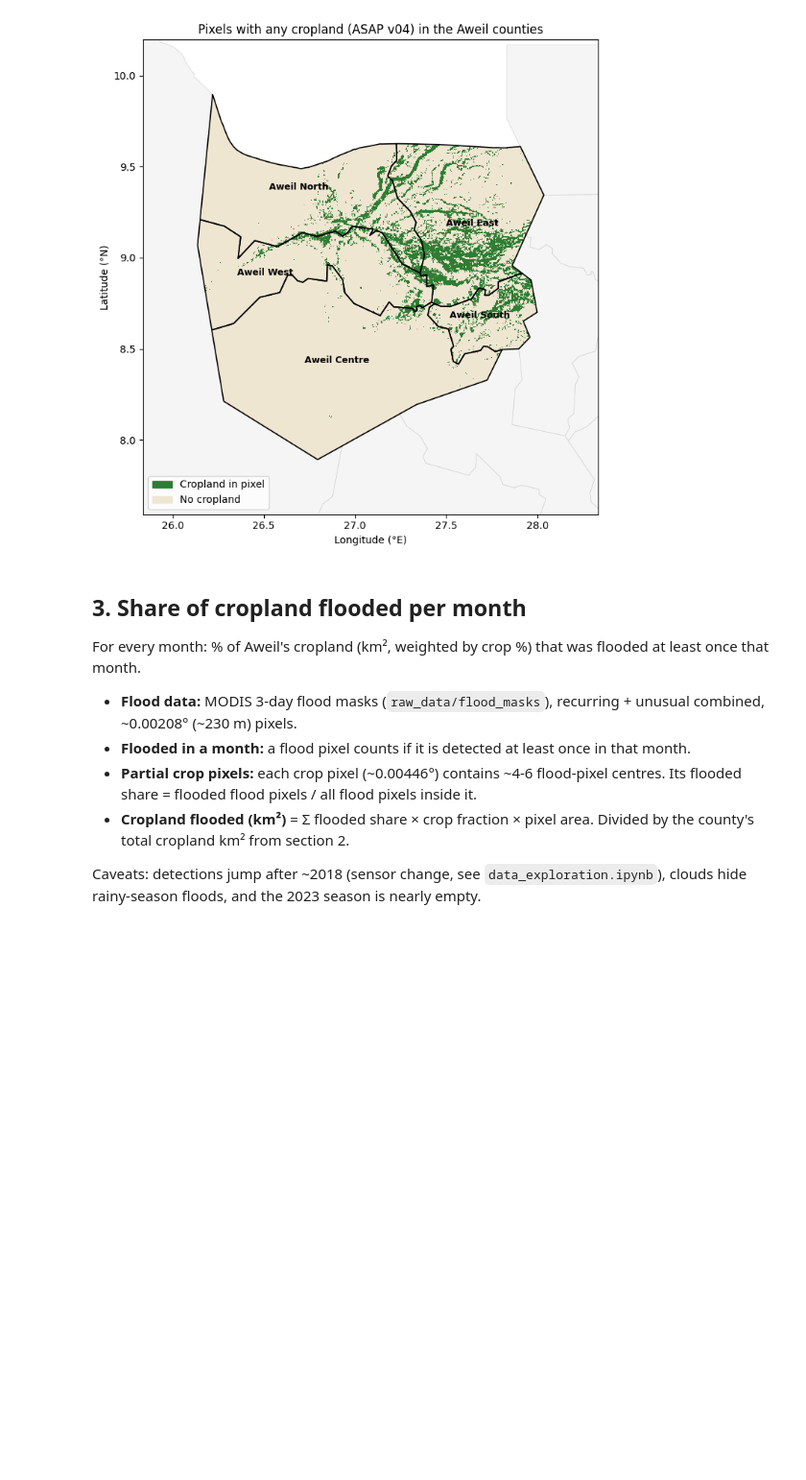
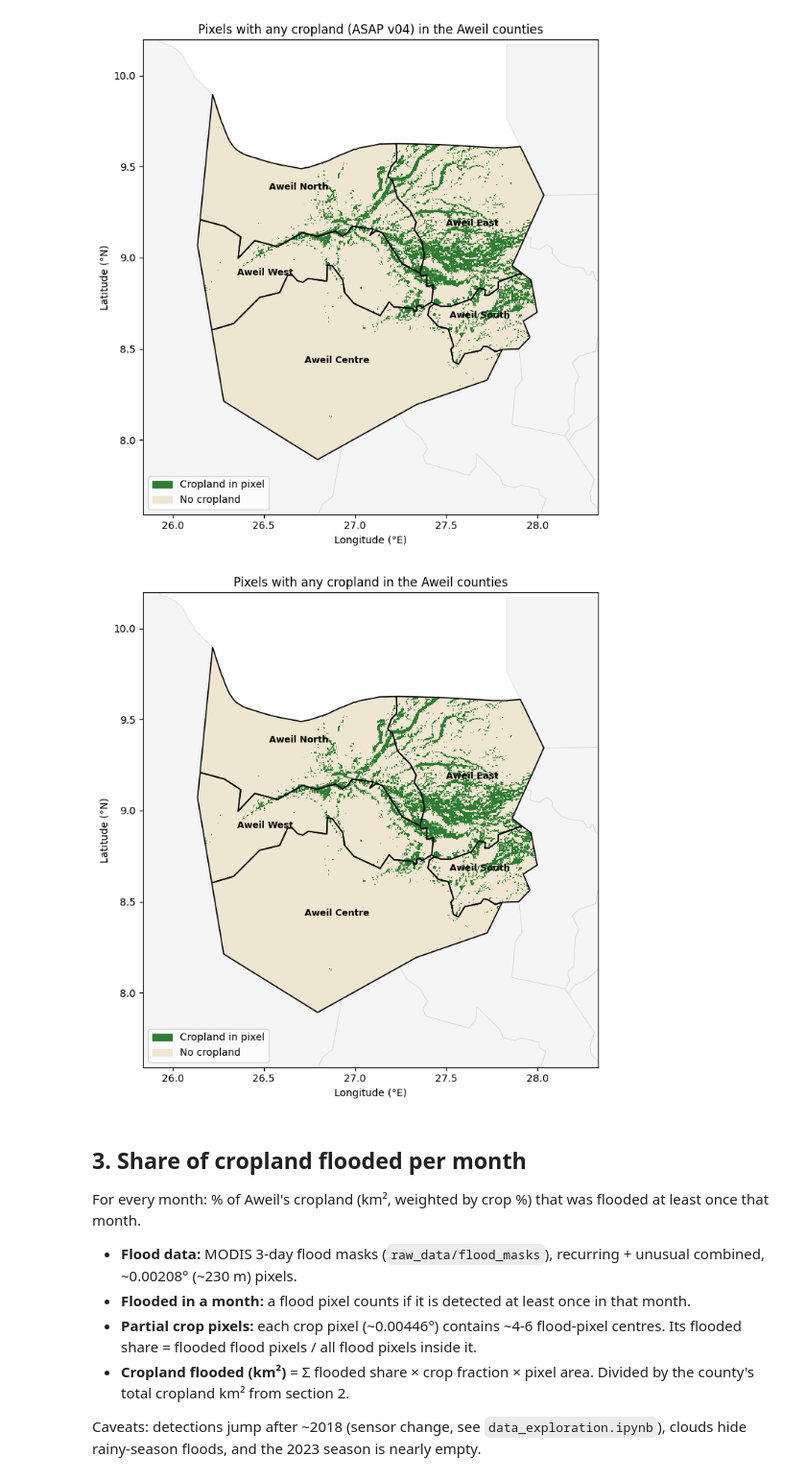
Before and after one commit to TomasTesar/JBG060_ZHL_2026, a Jupyter notebook: Cropland_analysis.ipynb, the cells around one changed output. Shown at 96% size. Cells and saved outputs as stored; diff of their text form; code cells hidden in the pictures; blank space fills up the shorter version.

```diff
--- a/Cropland_analysis.ipynb
+++ b/Cropland_analysis.ipynb
@@ -156,6 +156,31 @@ plt.tight_layout()
 plt.show()
 # %% [output]
 [figure]
+# %%
+# Map: binary version - does the pixel contain any cropland (>0%) or not
+from matplotlib.colors import ListedColormap
+from matplotlib.patches import Patch
+
+has_crop = (crop_aweil > 0).where(crop_aweil.notnull())  # 1 = cropland, 0 = none, NaN = outside Aweil
+fig, ax = plt.subplots(figsize=(9, 7.5))
+a2.plot(ax=ax, facecolor="whitesmoke", edgecolor="lightgrey", linewidth=0.5)
+has_crop.plot(ax=ax, cmap=ListedColormap(["#efe6d2", "#2e7d32"]), vmin=0, vmax=1, add_colorbar=False)
+aweil.boundary.plot(ax=ax, color="black", linewidth=1.2)
+for _, r in aweil.iterrows():
+    p = r.geometry.representative_point()
+    ax.annotate(r.adm2_name, (p.x, p.y), ha="center", fontsize=9, weight="bold")
+ax.legend(handles=[Patch(color="#2e7d32", label="Cropland in pixel"),
+                   Patch(color="#efe6d2", label="No cropland")], loc="lower left")
+ax.set_xlim(minx - 0.3, maxx + 0.3)
+ax.set_ylim(miny - 0.3, maxy + 0.3)
+ax.set_aspect("equal")
+ax.set_xlabel("Longitude (°E)")
+ax.set_ylabel("Latitude (°N)")
+ax.set_title("Pixels with any cropland in the Aweil counties")
+plt.tight_layout()
+plt.show()
+# %% [output]
+[figure, added]
 # %% [markdown]
 ## 3. Share of cropland flooded per month
 For every month: % of Aweil's cropland (km², weighted by crop %) that was flooded at least once that month.
```
Also changed, not shown: parts of 8 cells of this notebook, 13 other files.
